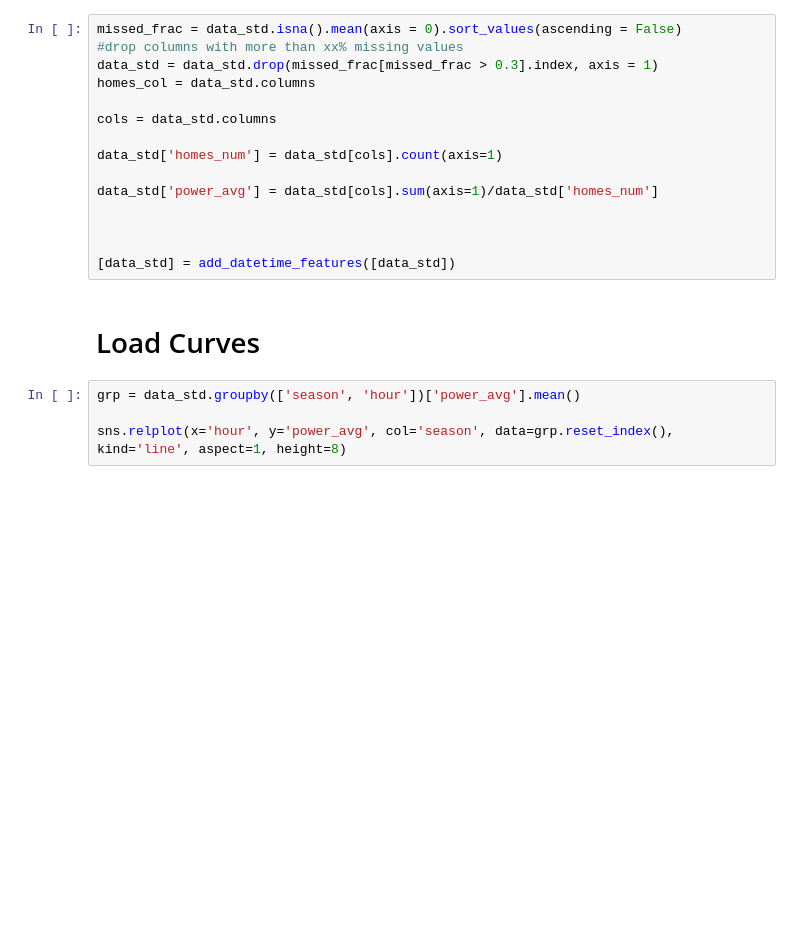
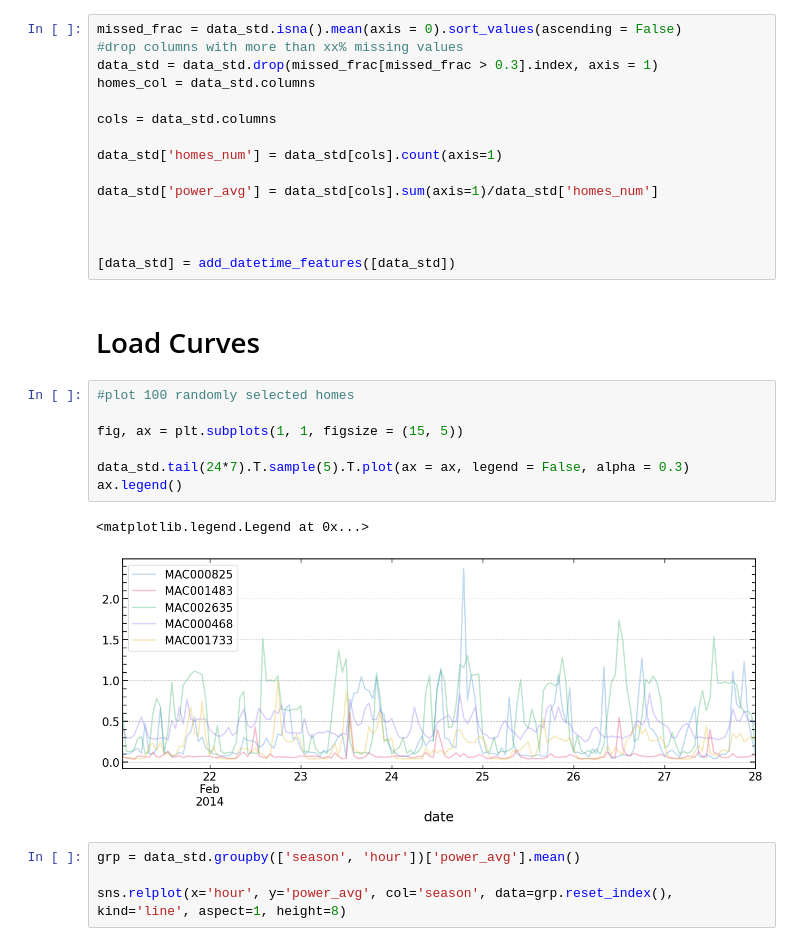
Before and after one commit to SergeiDBykov/swarm_energAIser, a Jupyter notebook: 1_exploratory_analysis/2_london/1_london_eda.ipynb, the cells around one changed output. Drawn from its saved outputs; the diff is of its cells as text; blank space fills up the shorter version.

```diff
--- a/1_exploratory_analysis/2_london/1_london_eda.ipynb
+++ b/1_exploratory_analysis/2_london/1_london_eda.ipynb
@@ -54,6 +55,16 @@ data_std['power_avg'] = data_std[cols].sum(axis=1)/data_std['homes_num']
 [data_std] = add_datetime_features([data_std])
 # %% [markdown]
 # Load Curves
+# %%
+#plot 100 randomly selected homes
+
+fig, ax = plt.subplots(1, 1, figsize = (15, 5))
+
+data_std.tail(24*7).T.sample(5).T.plot(ax = ax, legend = False, alpha = 0.3)
+ax.legend()
+# %% [output]
+<matplotlib.legend.Legend at 0x...>
+[figure, added]
 # %%
 grp = data_std.groupby(['season', 'hour'])['power_avg'].mean()
 
```
Also changed, not shown: parts of 1 cell of this notebook, 6 other files.
